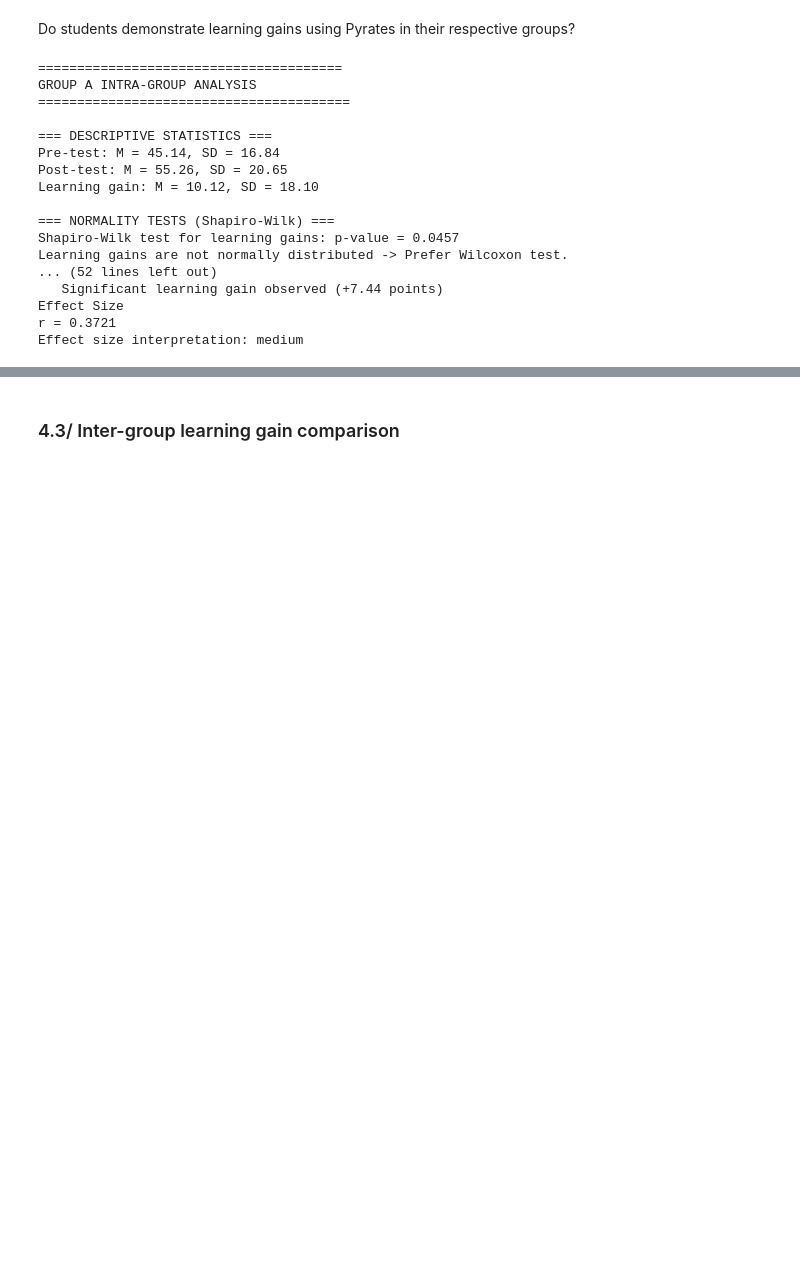
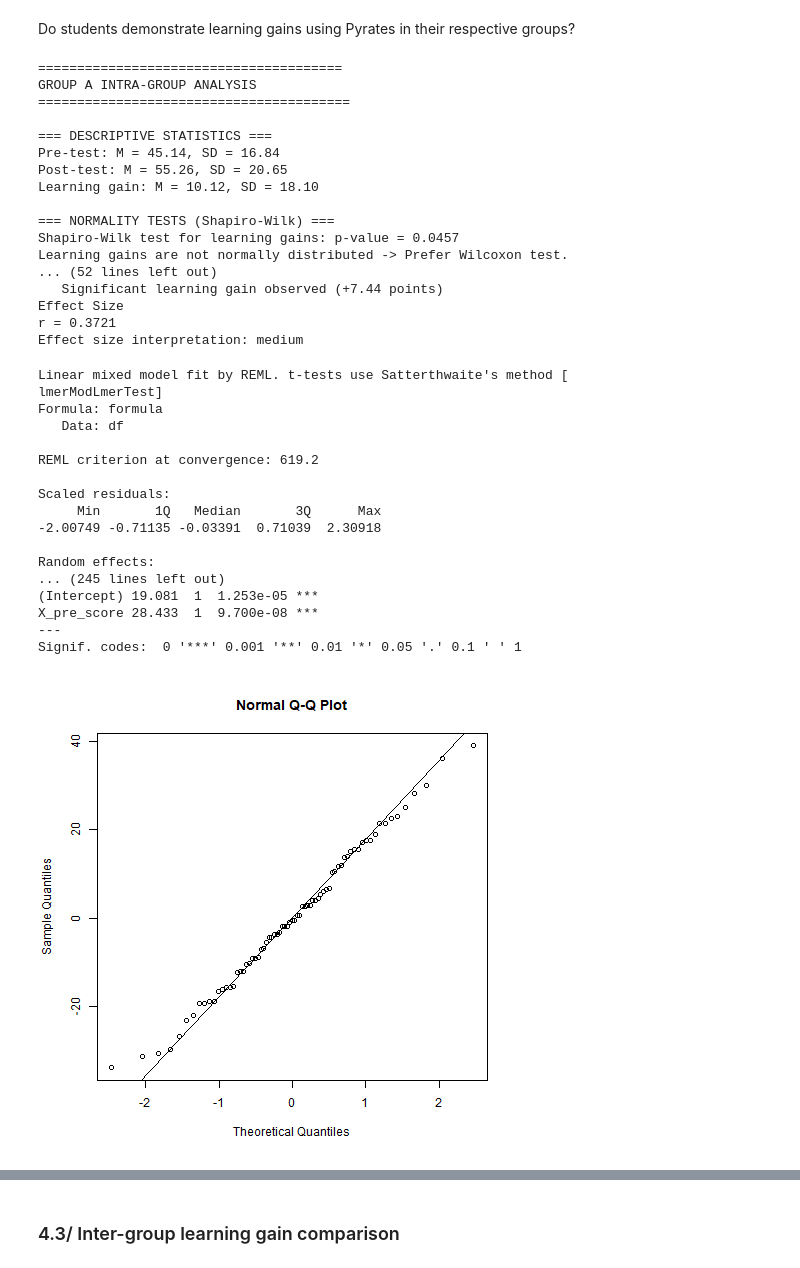
Before and after one commit to Matthieu-BRANTHOME/AIED26, a Jupyter notebook: notebooks/02_analysis_RQ_1.ipynb, the cells around one changed output, grey strips where cells are left out. Saved outputs shown, nothing was run; the diff lists cells and outputs as text; code cells hidden in the pictures; blank space fills up the shorter version.

```diff
--- a/notebooks/02_analysis_RQ_1.ipynb
+++ b/notebooks/02_analysis_RQ_1.ipynb
@@ -331,3 +395,27 @@ Learning gains are not normally distributed -> Prefer Wilcoxon test.
 Effect Size
 r = 0.3721
 Effect size interpretation: medium
+# %%
+%%R
+result = run_lmer_pipeline(df = df_A, df_name="df_A", dep = "X_post_score", fixed_factors = "X_pre_score", random_factors = "(1 | X_school_id)")
+result = run_lmer_pipeline(df = df_B, df_name="df_B", dep = "X_post_score", fixed_factors = "X_pre_score", random_factors = "(1 | X_school_id)")
+result = run_lmer_pipeline(df = df_C, df_name="df_C", dep = "X_post_score", fixed_factors = "X_pre_score", random_factors = "(1 | X_school_id)")
+# %% [output]
+Linear mixed model fit by REML. t-tests use Satterthwaite's method [
+lmerModLmerTest]
+Formula: formula
+   Data: df
+
+REML criterion at convergence: 619.2
+
+Scaled residuals:
+     Min       1Q   Median       3Q      Max
+-2.00749 -0.71135 -0.03391  0.71039  2.30918
+
+Random effects:
+... (245 lines left out)
+(Intercept) 19.081  1  1.253e-05 ***
+X_pre_score 28.433  1  9.700e-08 ***
+---
+Signif. codes:  0 '***' 0.001 '**' 0.01 '*' 0.05 '.' 0.1 ' ' 1
+[figure, added]
```
Also changed, not shown: parts of 7 cells of this notebook, 3 other files.
